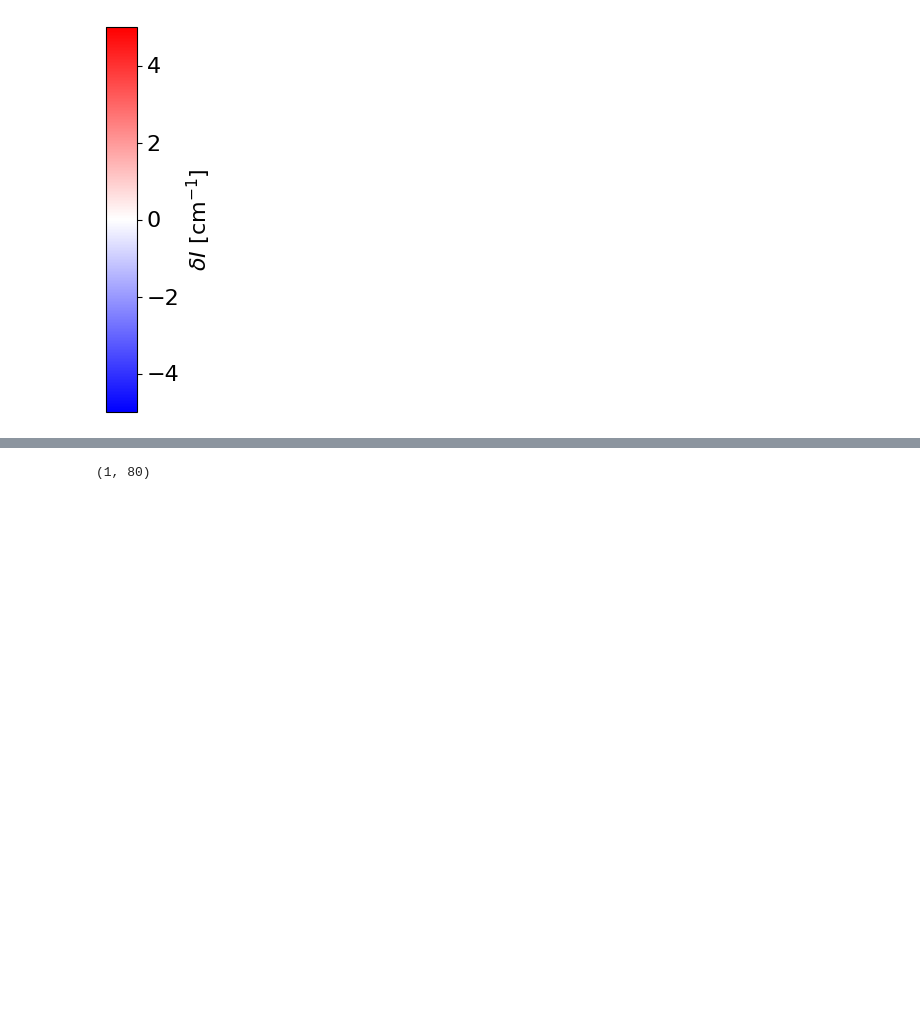
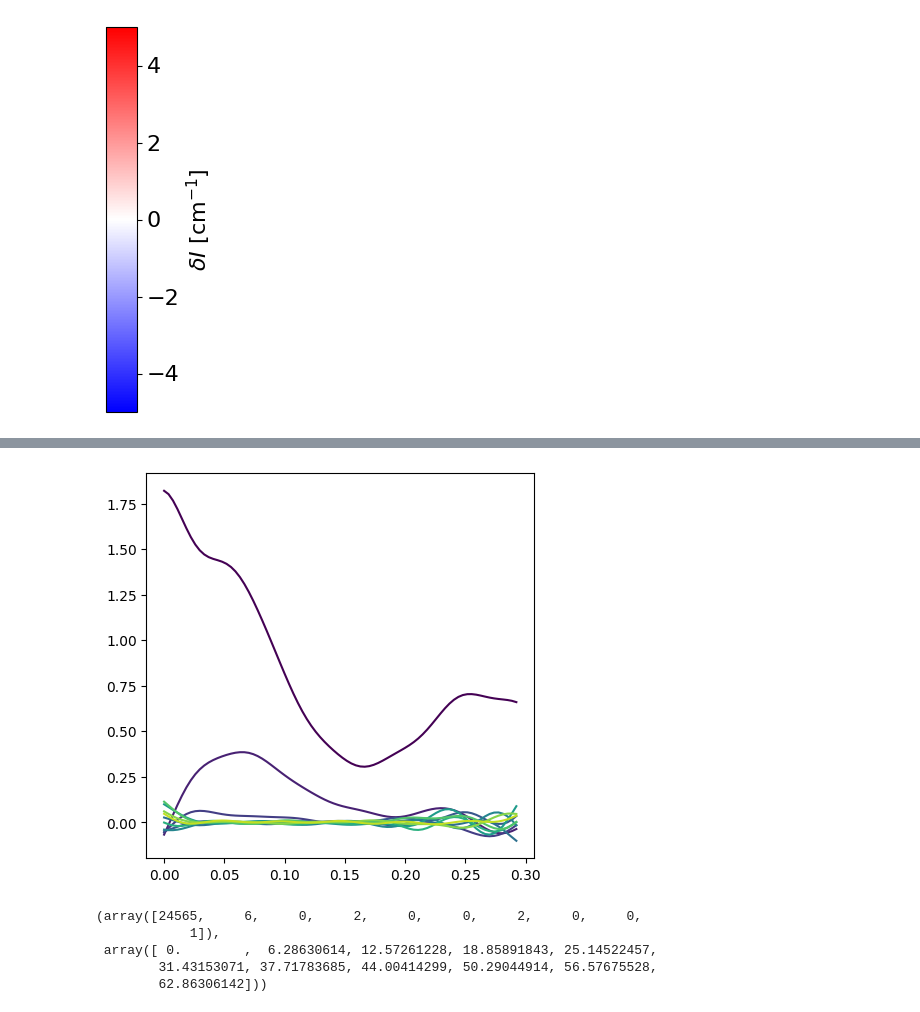
Before and after one commit to ch-tung/MLSR, a Jupyter notebook: 2D/Figure_exp_ILL.ipynb, the cells around one changed output, grey strips where cells are left out. Cells and saved outputs as stored; diff of their text form; code cells hidden in the pictures; blank space fills up the shorter version.

Commit message:
separate the demo notebook, add supprression to aniso terms

```diff
--- a/2D/Figure_exp_ILL.ipynb
+++ b/2D/Figure_exp_ILL.ipynb
@@ -393,12 +196,14 @@ def f_loglin_inv(y, y_c=0):
     return np.where(y < y_c, (1+y-y_c)*np.exp(y_c), np.exp(y))
 
 def bayesian_inference_ratio(I_obs, delta_I_obs, Q_obs, theta_obs, delta_Q, Q_eval, C_basis, mu_, lambda_,
-                              mode="forward", log_transform=False, sine_basis = False):
+                              mode="forward", log_transform=False, sine_basis=False, q_low=0.03, scale_low=0):
     """
     Perform Bayesian inference on the modulation I(Q, theta) / I_radial(Q).
 
     Parameters:
     - log_transform: if True, calculate the radial average on log I
+    - sine_basis: if True, include sine basis functions
+    - q_low: anisotropic coefficient vanishing at low q
 
     Returns:
     - A_MAP: MAP estimate of the harmonic coefficients (L x N)
@@ -466,7 +271,19 @@ def bayesian_inference_ratio(I_obs, delta_I_obs, Q_obs, theta_obs, delta_Q, Q_ev
 
     # angular_penalty = np.array([0] + [(2*n) for n in range(1, N)])
     K_angular = np.kron(np.diag(angular_penalty), np.eye(L))
-    K_prior = K_spatial_full + K_angular
+
+    # --- Q-dependent penalty (decaying as Q^{-2}) for harmonics n >= 1 ---
+    Q_penalty = np.zeros((L, N))
+    Q_weight = q_low**2 / np.maximum((Q_eval-q_low)**2, 1e-6)  # avoid div-by-zero at Q = 0
+    # Q_weight = np.exp(-Q_eval**2/2/q_low**2)  # exponential decay for low Q
+
+    for j in range(1, N):
+        Q_penalty[:, j] = Q_weight
+
+    # Flatten to a diagonal penalty matrix
+    K_lowQ = np.diag(Q_penalty.flatten())
+
+    K_prior = K_spatial_full + K_angular + K_lowQ*scale_low
 
     # --- Prior mean ---
     A_prior_mean = np.zeros((L, N))
@@ -1112,5 +614,20 @@ Saved inferred data to ./data/ILL_shear/infer_pos5_shear6.txt
 [figure]
-# %%
-I_eval_radial.shape
-# %% [output]
-(1, 80)
+# %%
+fig = plt.figure(figsize=(5, 5))
+ax = fig.add_subplot(111)
+
+spatial_kernel_eval = np.exp(-((Q_eval[:, None] - Q_eval[None, :]) ** 2) / (2 * mu_ ** 2))
+A_recon = spatial_kernel_eval @ A_MAP
+for i_n in range(A_MAP.shape[1]):
+    ax.plot(Q_eval, A_recon[:, i_n], label=f'Harmonic {i_n+1}', color=matplotlib.cm.get_cmap('viridis')(i_n / A_MAP.shape[1]))
+    # ax.plot(Q_eval, I_radial_eval, label='Radial Profile', color='black', linestyle='--')
+# %% [output]
+[figure, added]
+# %%
+np.histogram(I_err_flat)
+# %% [output]
+(array([24565,     6,     0,     2,     0,     0,     2,     0,     0,
+            1]),
+ array([ 0.        ,  6.28630614, 12.57261228, 18.85891843, 25.14522457,
+        31.43153071, 37.71783685, 44.00414299, 50.29044914, 56.57675528,
+        62.86306142]))
```
Also changed, not shown: parts of 8 cells of this notebook, 1 other file.
